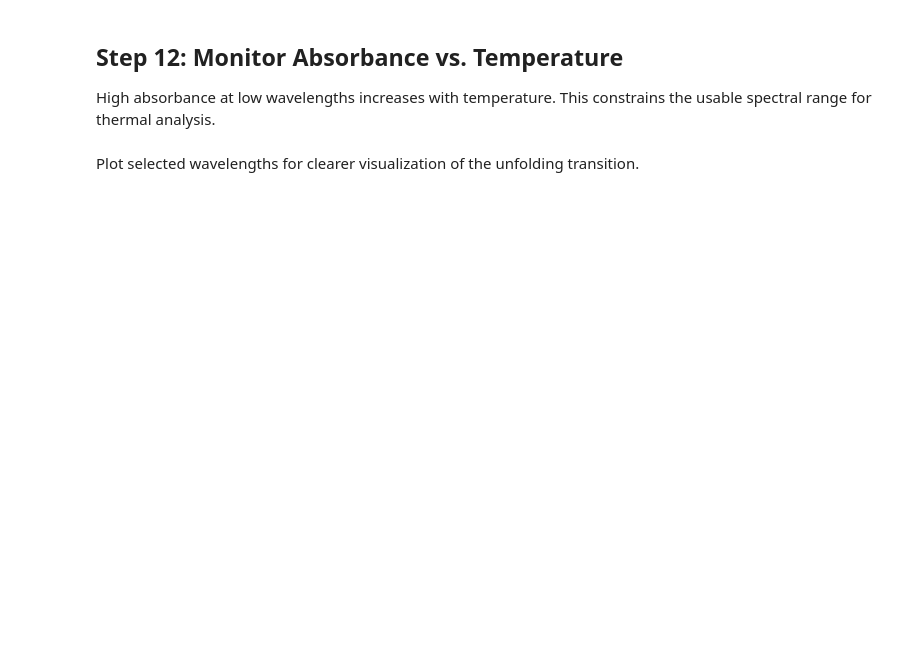
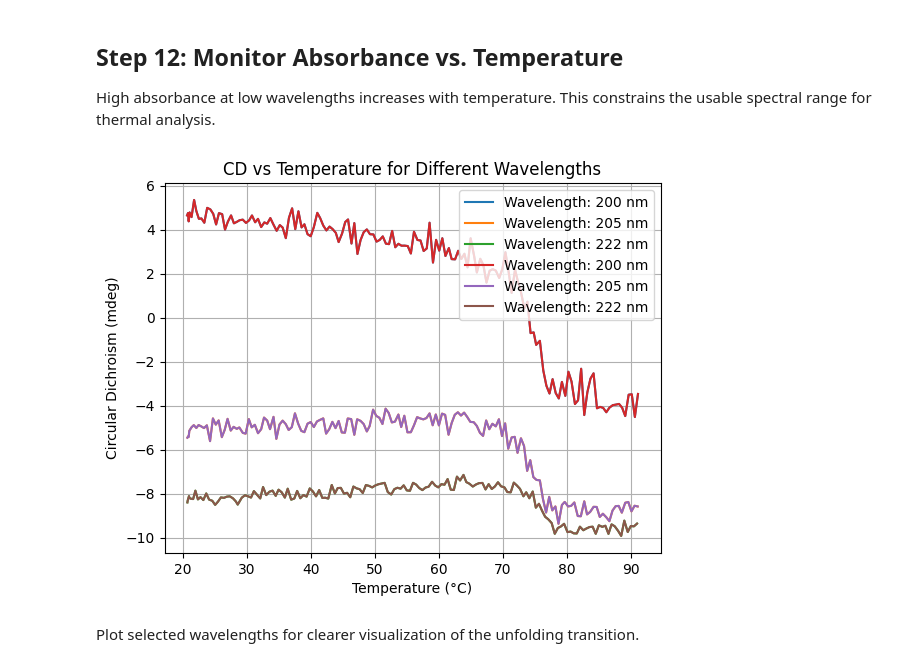
Before and after one commit to grinni94/CD, a Jupyter notebook: content/CD_analysis_tempscan.ipynb, the cells around one changed output. Cells and saved outputs as stored; diff of their text form; code cells hidden in the pictures; blank space fills up the shorter version.

```diff
--- a/content/CD_analysis_tempscan.ipynb
+++ b/content/CD_analysis_tempscan.ipynb
@@ -51,8 +67,8 @@ protein_name = "Myo"
 
 Change this to match your protein sample.
 # %%
-base_directory = "./Myo"
-tempscan_directory = os.path.join(base_directory, "Myo00004/")
+base_directory = "/home/christoph/Nextcloud/Documents/Work/Bastian_Vertretung/Biophysikalische_Methoden/Prakt"
+tempscan_directory = os.path.join(base_directory, "ppBat00008_tempscan/")
 # %% [markdown]
 ## Step 3: Set Data Paths
 
@@ -262,21 +348,23 @@ plt.show()
 
 High absorbance at low wavelengths increases with temperature. This constrains the usable spectral range for thermal analysis.
 # %%
-display_wls = [200, 222, 240, 205]
+display_wls = [200, 222, 205]
 display_wls.sort()
 
 
 for wavelength in display_wls:
     sel = temperature_array["CircularDichroism"].sel(wavelength=wavelength)
     sel = sel.dropna("Temperature", how="all")
     sel.plot(label=f"Wavelength: {wavelength} nm")
 
 plt.xlabel("Temperature (°C)")
 plt.ylabel("Circular Dichroism (mdeg)")
 plt.title("CD vs Temperature for Different Wavelengths")
 plt.legend(loc='upper right')
 plt.grid()
 plt.show()
+# %% [output]
+[figure, added]
 # %% [markdown]
 Plot selected wavelengths for clearer visualization of the unfolding transition.
 # %%
```
Also changed, not shown: parts of 35 cells of this notebook.
